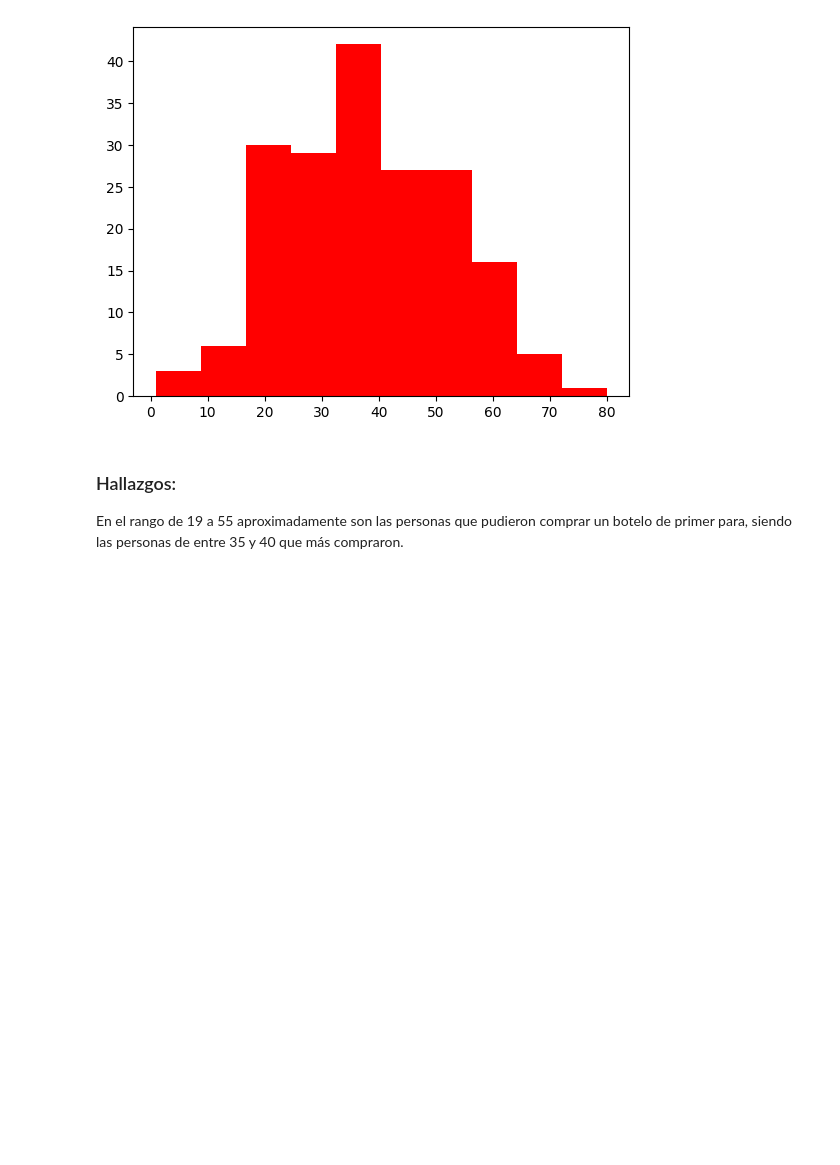
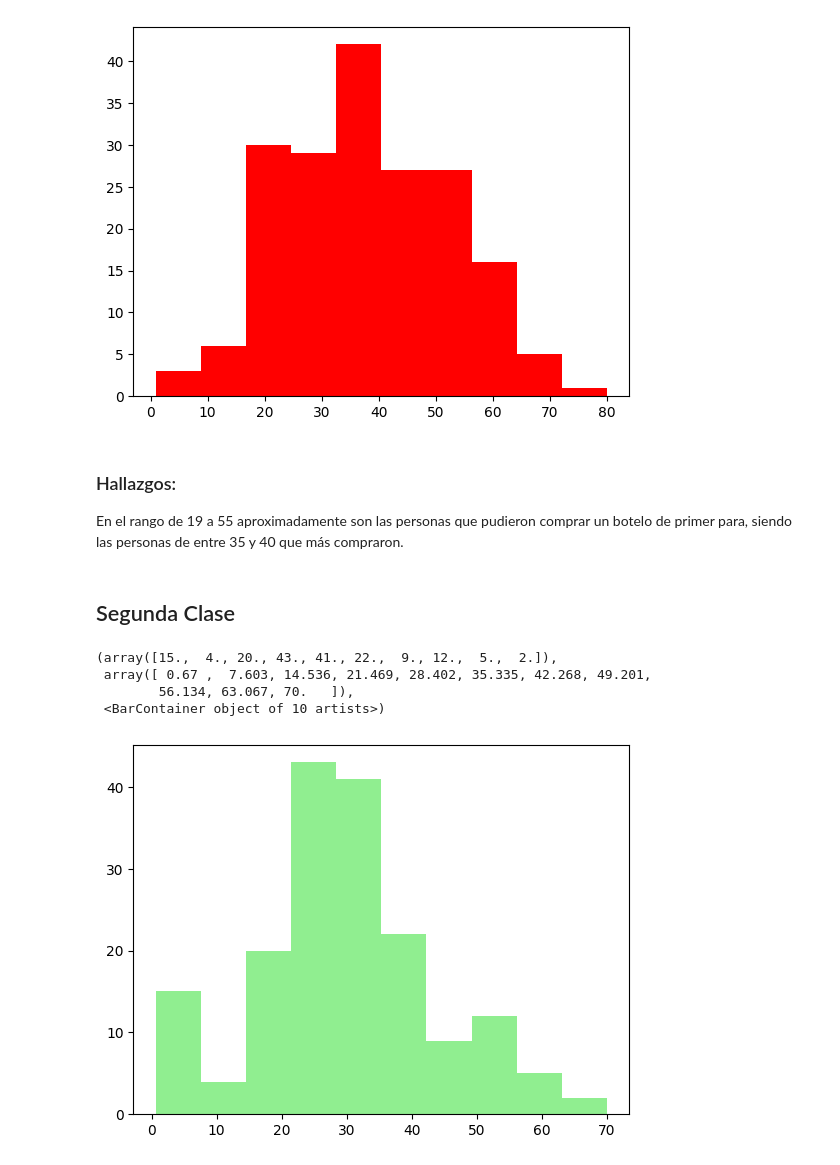
Before and after one commit to claraagui/iteso-data-analytics, a Jupyter notebook: notebooks/titanic.ipynb, the cells around one changed output. Saved outputs shown, nothing was run; the diff lists cells and outputs as text; code cells hidden in the pictures; blank space fills up the shorter version.

```diff
--- a/notebooks/titanic.ipynb
+++ b/notebooks/titanic.ipynb
@@ -151,4 +182,12 @@ plt.hist(x=dffirstclass['Age'].values, color='red')
 ### Hallazgos:
 En el rango de 19 a 55 aproximadamente son las personas que pudieron comprar un botelo de primer para, siendo las personas de entre 35 y 40 que más compraron.
 # %% [markdown]
-##
+## Segunda Clase
+# %%
+plt.hist(x=dfsecondclass['Age'].values, color='lightgreen')
+# %% [output]
+(array([15.,  4., 20., 43., 41., 22.,  9., 12.,  5.,  2.]),
+ array([ 0.67 ,  7.603, 14.536, 21.469, 28.402, 35.335, 42.268, 49.201,
+        56.134, 63.067, 70.   ]),
+ <BarContainer object of 10 artists>)
+[figure, added]
```
Also changed, not shown: parts of 28 cells of this notebook.
